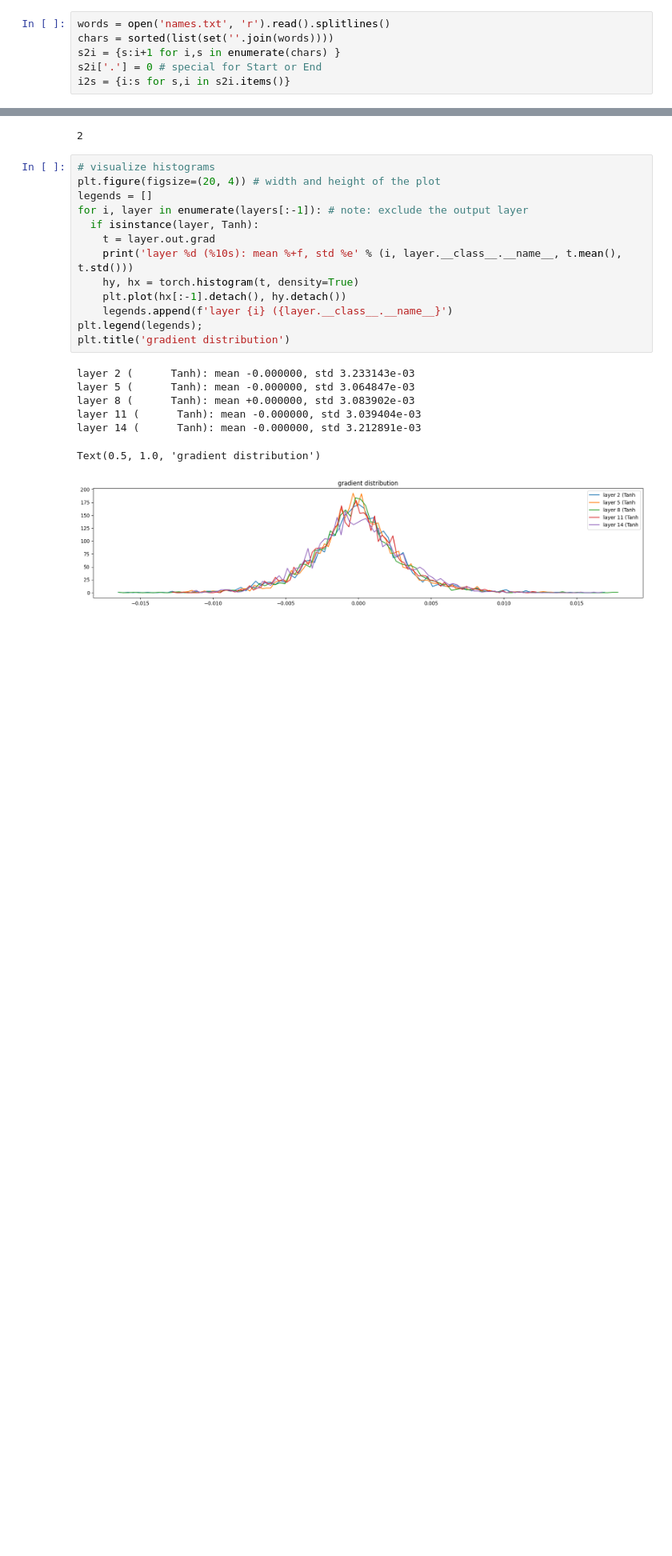
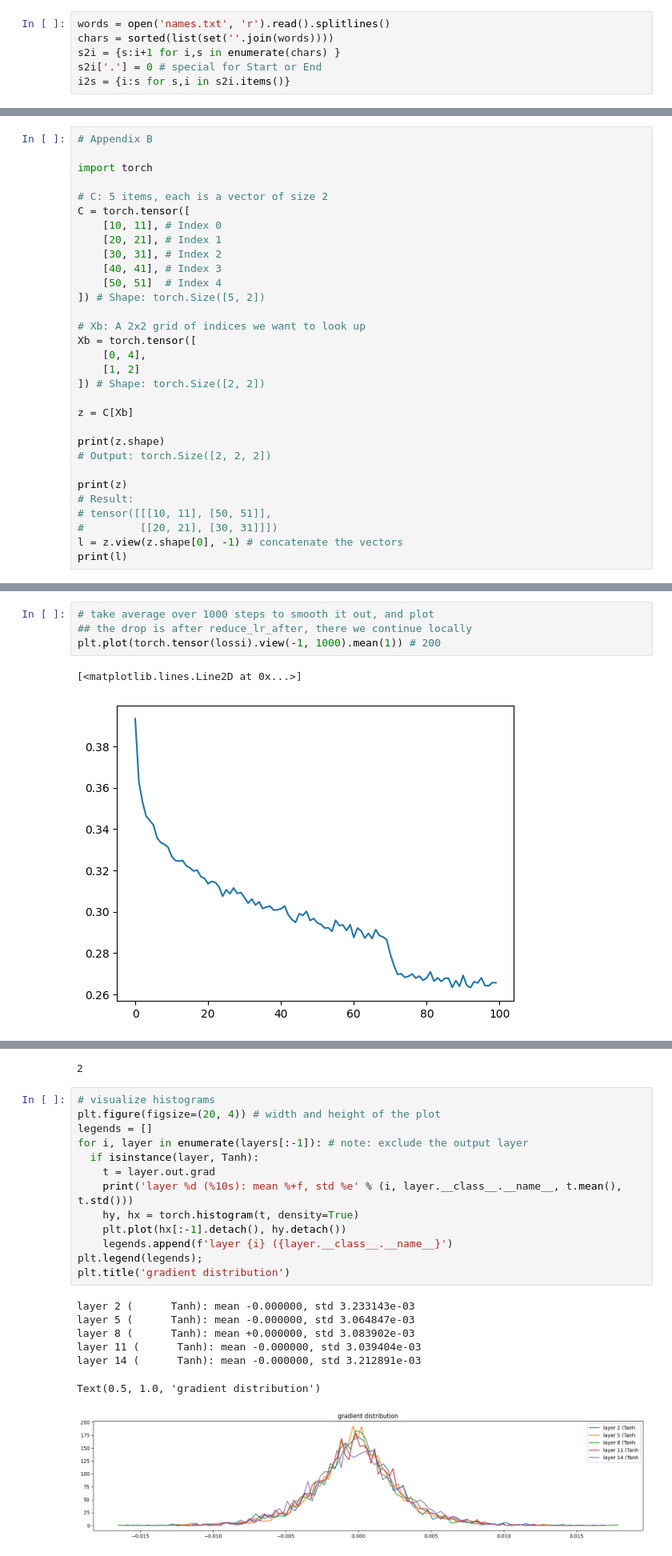
Before and after one commit to AnatolyBuga/REMbo, a Jupyter notebook: mlp_wavenet.ipynb, the cells around one changed output, grey strips where cells are left out. Shown at 80% size. Saved outputs shown, nothing was run; the diff lists cells and outputs as text; blank space fills up the shorter version.

```diff
--- a/mlp_wavenet.ipynb
+++ b/mlp_wavenet.ipynb
@@ -169,0 +288,31 @@ for p in parameters:
+# %%
+# Appendix B
+
+import torch
+
+# C: 5 items, each is a vector of size 2
+C = torch.tensor([
+    [10, 11], # Index 0
+    [20, 21], # Index 1
+    [30, 31], # Index 2
+    [40, 41], # Index 3
+    [50, 51]  # Index 4
+]) # Shape: torch.Size([5, 2])
+
+# Xb: A 2x2 grid of indices we want to look up
+Xb = torch.tensor([
+    [0, 4],
+    [1, 2]
+]) # Shape: torch.Size([2, 2])
+
+z = C[Xb]
+
+print(z.shape)
+# Output: torch.Size([2, 2, 2])
+
+print(z)
+# Result:
+# tensor([[[10, 11], [50, 51]],
+#         [[20, 21], [30, 31]]])
+l = z.view(z.shape[0], -1) # concatenate the vectors
+print(l)
@@ -213,0 +453,7 @@ for i in range(max_steps):
+# %%
+# take average over 1000 steps to smooth it out, and plot
+## the drop is after reduce_lr_after, there we continue locally
+plt.plot(torch.tensor(lossi).view(-1, 1000).mean(1)) # 200
+# %% [output]
+[<matplotlib.lines.Line2D at 0x...>]
+[figure, added]
```
Also changed, not shown: parts of 14 cells of this notebook.
